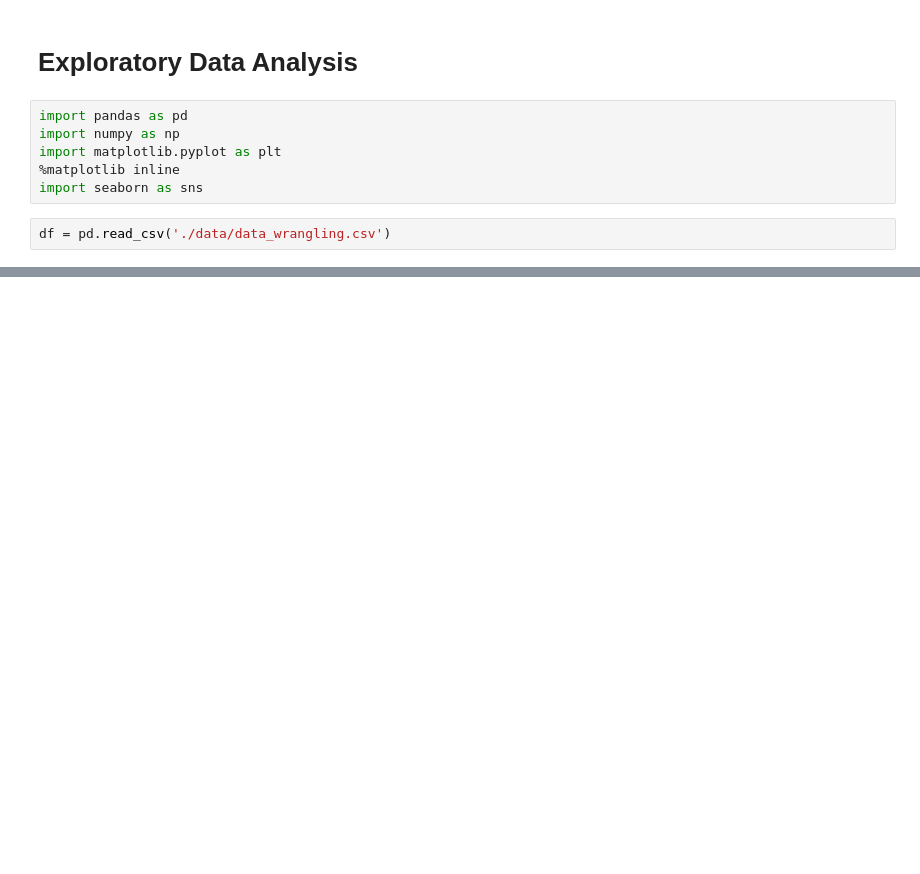
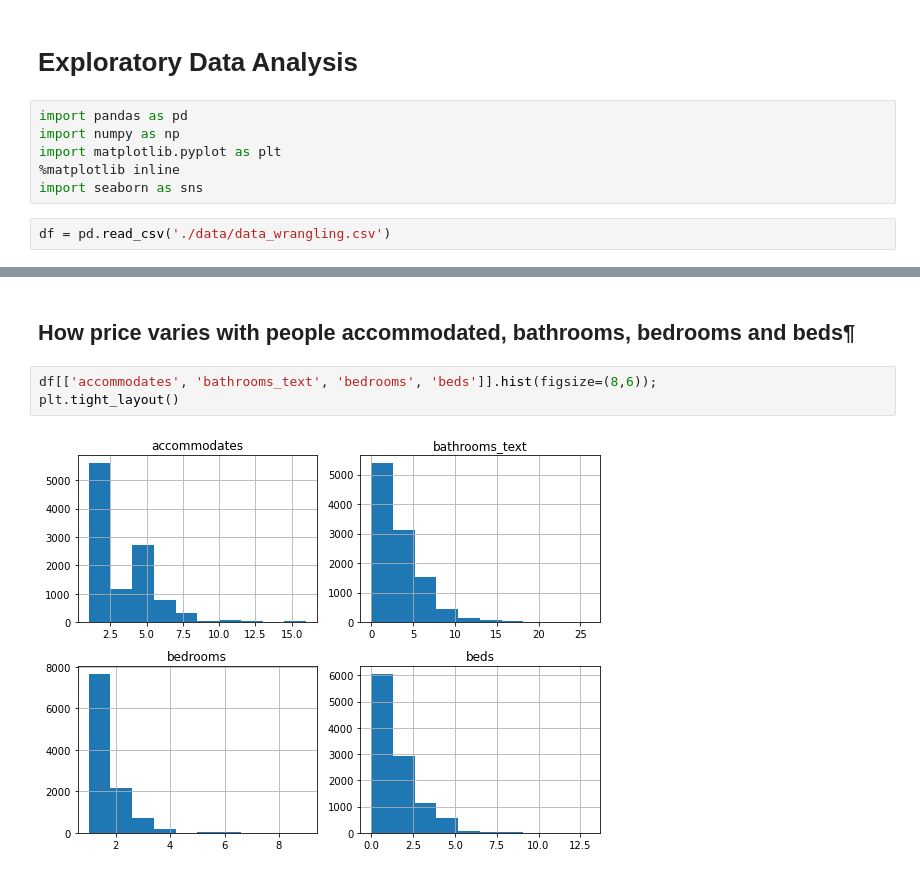
Before and after one commit to GKPSingh/Toronto-Airbnb, a Jupyter notebook: Data_EDA.ipynb, the cells around one changed output, grey strips where cells are left out. Cells and saved outputs as stored; diff of their text form; blank space fills up the shorter version.

```diff
--- a/Data_EDA.ipynb
+++ b/Data_EDA.ipynb
@@ -47,0 +105,7 @@ ax = sns.heatmap(dfcorr, annot= True)
+# %% [markdown]
+## How price varies with people accommodated, bathrooms, bedrooms and beds¶
+# %%
+df[['accommodates', 'bathrooms_text', 'bedrooms', 'beds']].hist(figsize=(8,6));
+plt.tight_layout()
+# %% [output]
+[figure, added]
```
Also changed, not shown: parts of 14 cells of this notebook.
